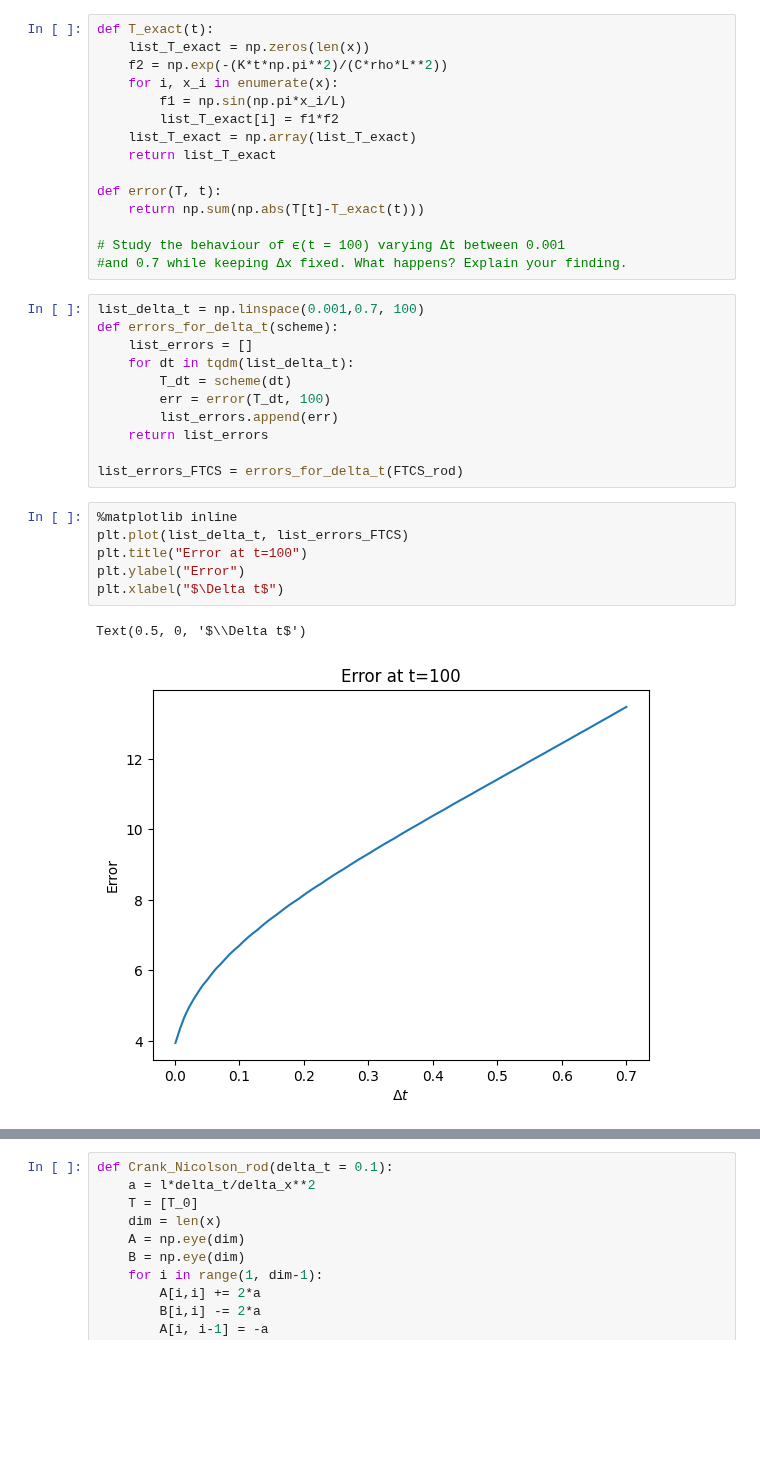
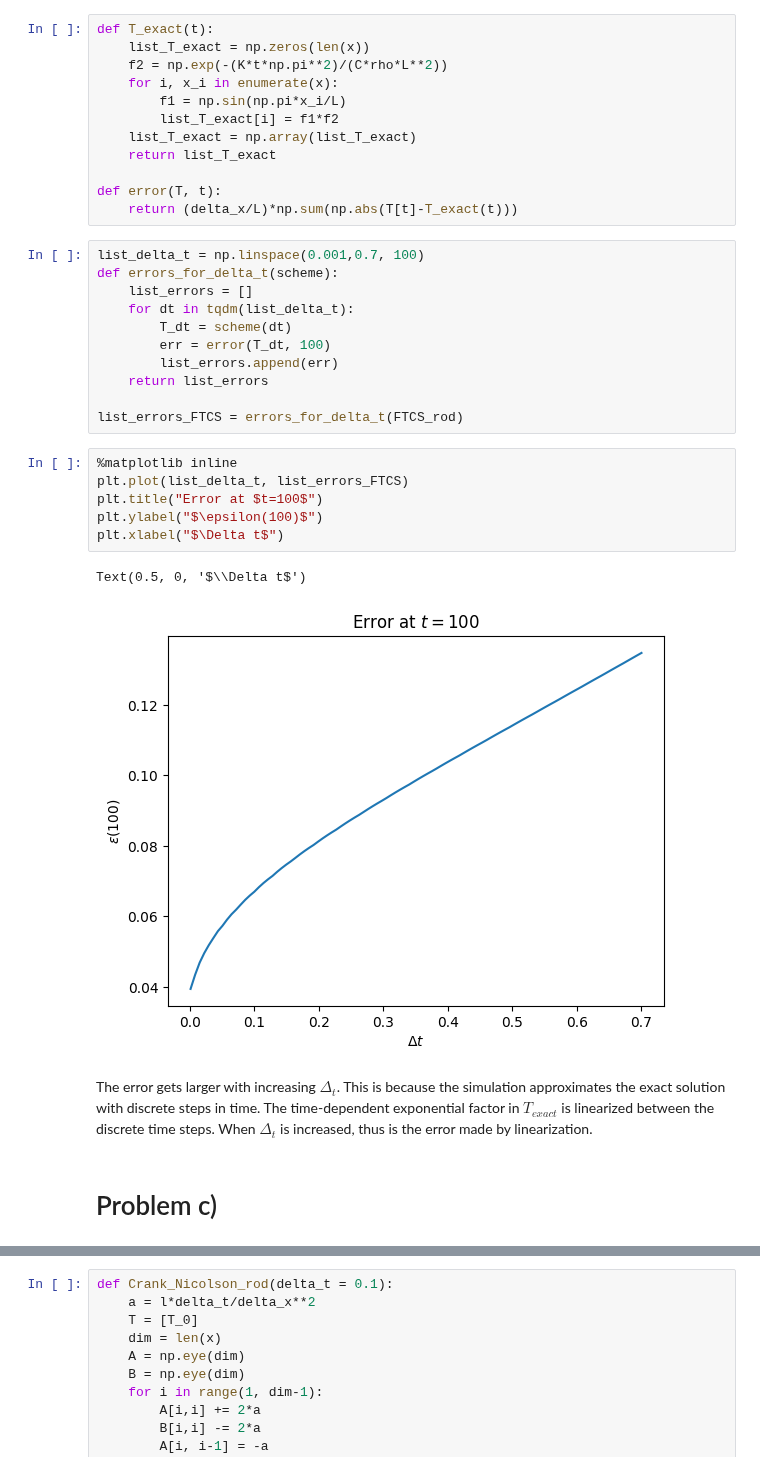
Before and after one commit to corinnawegner/Computational-physics, a Jupyter notebook: Project 4/Problem 2.ipynb, the cells around one changed output, grey strips where cells are left out. Cells and saved outputs as stored; diff of their text form; blank space fills up the shorter version.

```diff
--- a/Project 4/Problem 2.ipynb
+++ b/Project 4/Problem 2.ipynb
@@ -64,10 +73,7 @@ def T_exact(t):
     return list_T_exact
 
 def error(T, t):
-    return np.sum(np.abs(T[t]-T_exact(t)))
-
-# Study the behaviour of ϵ(t = 100) varying ∆t between 0.001
-#and 0.7 while keeping ∆x fixed. What happens? Explain your finding.
+    return (delta_x/L)*np.sum(np.abs(T[t]-T_exact(t)))
 # %%
 list_delta_t = np.linspace(0.001,0.7, 100)
 def errors_for_delta_t(scheme):
@@ -82,12 +88,16 @@ list_errors_FTCS = errors_for_delta_t(FTCS_rod)
 # %%
 %matplotlib inline
 plt.plot(list_delta_t, list_errors_FTCS)
-plt.title("Error at t=100")
-plt.ylabel("Error")
+plt.title("Error at $t=100$")
+plt.ylabel("$\epsilon(100)$")
 plt.xlabel("$\Delta t$")
 # %% [output]
 Text(0.5, 0, '$\\Delta t$')
-[figure, old version]
+[figure, new version]
+# %% [markdown]
+The error gets larger with increasing $\Delta_t$. This is because the simulation approximates the exact solution with discrete steps in time. The time-dependent exponential factor in $T_{exact}$ is linearized between the discrete time steps. When $\Delta_{t}$ is increased, thus is the error made by linearization.
+# %% [markdown]
+# Problem c)
 # %%
 def Euler_backward_rod(delta_t = 0.1):
     a = l*delta_t/delta_x**2
```
Also changed, not shown: parts of 7 cells of this notebook.
